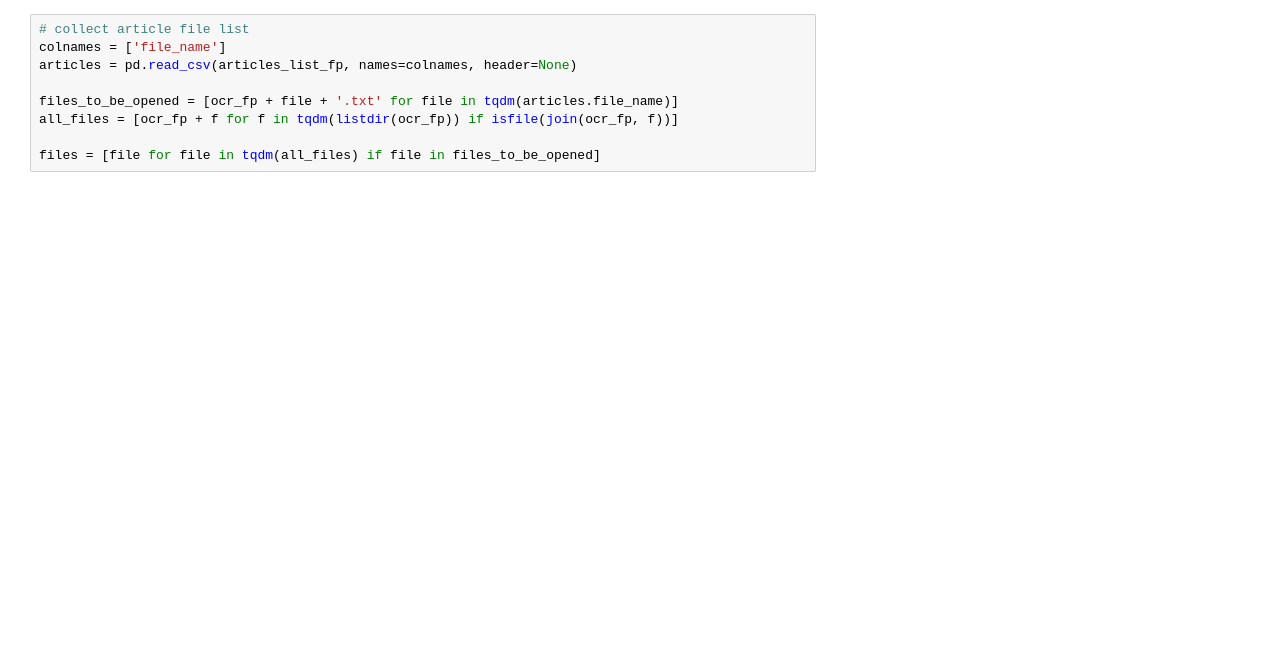
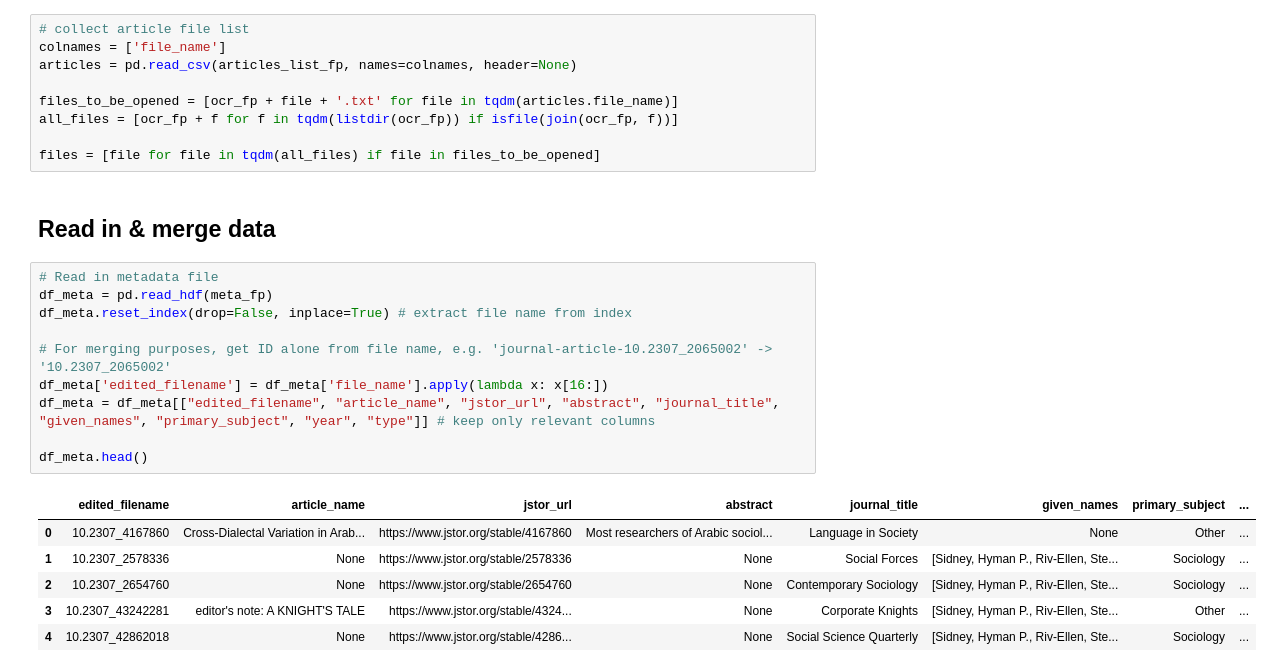
Before and after one commit to h2researchgroup/classification, a Jupyter notebook: preprocess/assemble_coded_articles.ipynb, the cells around one changed output. Cells and saved outputs as stored; diff of their text form; blank space fills up the shorter version.

```diff
--- a/preprocess/assemble_coded_articles.ipynb
+++ b/preprocess/assemble_coded_articles.ipynb
@@ -62,3 +63,22 @@ files_to_be_opened = [ocr_fp + file + '.txt' for file in tqdm(articles.file_name
 all_files = [ocr_fp + f for f in tqdm(listdir(ocr_fp)) if isfile(join(ocr_fp, f))]
 
 files = [file for file in tqdm(all_files) if file in files_to_be_opened]
+# %% [markdown]
+## Read in & merge data
+# %%
+# Read in metadata file
+df_meta = pd.read_hdf(meta_fp)
+df_meta.reset_index(drop=False, inplace=True) # extract file name from index
+
+# For merging purposes, get ID alone from file name, e.g. 'journal-article-10.2307_2065002' -> '10.2307_2065002'
+df_meta['edited_filename'] = df_meta['file_name'].apply(lambda x: x[16:])
+df_meta = df_meta[["edited_filename", "article_name", "jstor_url", "abstract", "journal_title", "given_names", "primary_subject", "year", "type"]] # keep only relevant columns
+
+df_meta.head()
+# %% [output]
+|  | edited_filename | article_name | jstor_url | abstract | journal_title | given_names | primary_subject | ... |
+| 0 | 10.2307_4167860 | Cross-Dialectal Variation in Arab... | https://www.jstor.org/stable/4167860 | Most researchers of Arabic sociol... | Language in Society | None | Other | ... |
+| 1 | 10.2307_2578336 | None | https://www.jstor.org/stable/2578336 | None | Social Forces | [Sidney, Hyman P., Riv-Ellen, Ste... | Sociology | ... |
+| 2 | 10.2307_2654760 | None | https://www.jstor.org/stable/2654760 | None | Contemporary Sociology | [Sidney, Hyman P., Riv-Ellen, Ste... | Sociology | ... |
+| 3 | 10.2307_43242281 | editor's note: A KNIGHT'S TALE | https://www.jstor.org/stable/4324... | None | Corporate Knights | [Sidney, Hyman P., Riv-Ellen, Ste... | Other | ... |
+| 4 | 10.2307_42862018 | None | https://www.jstor.org/stable/4286... | None | Social Science Quarterly | [Sidney, Hyman P., Riv-Ellen, Ste... | Sociology | ... |
```
Also changed, not shown: parts of 10 cells of this notebook.
